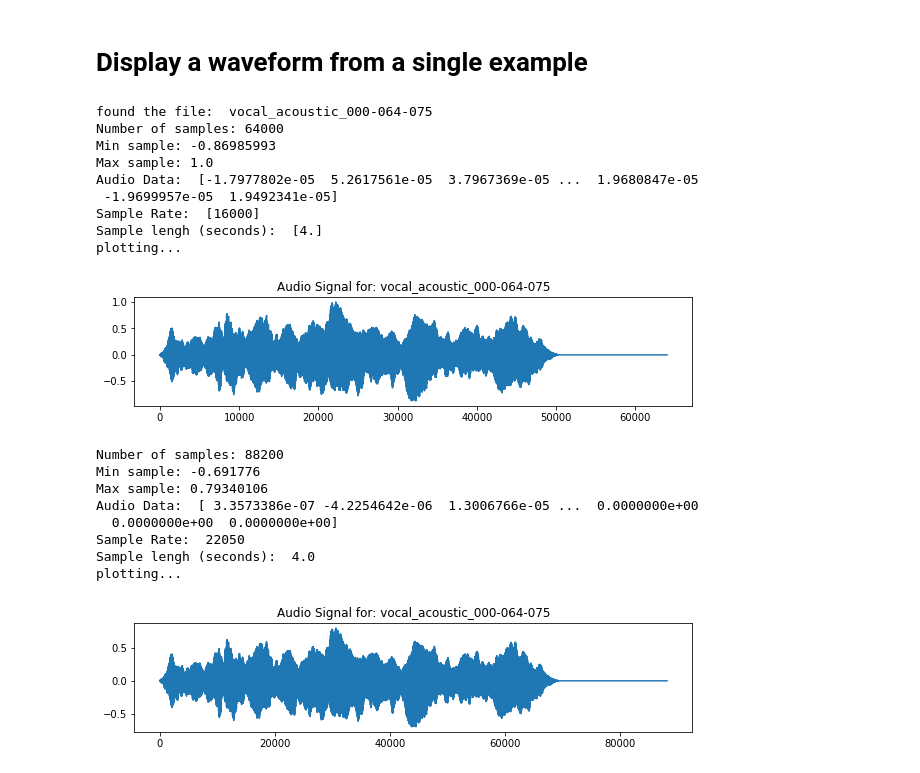
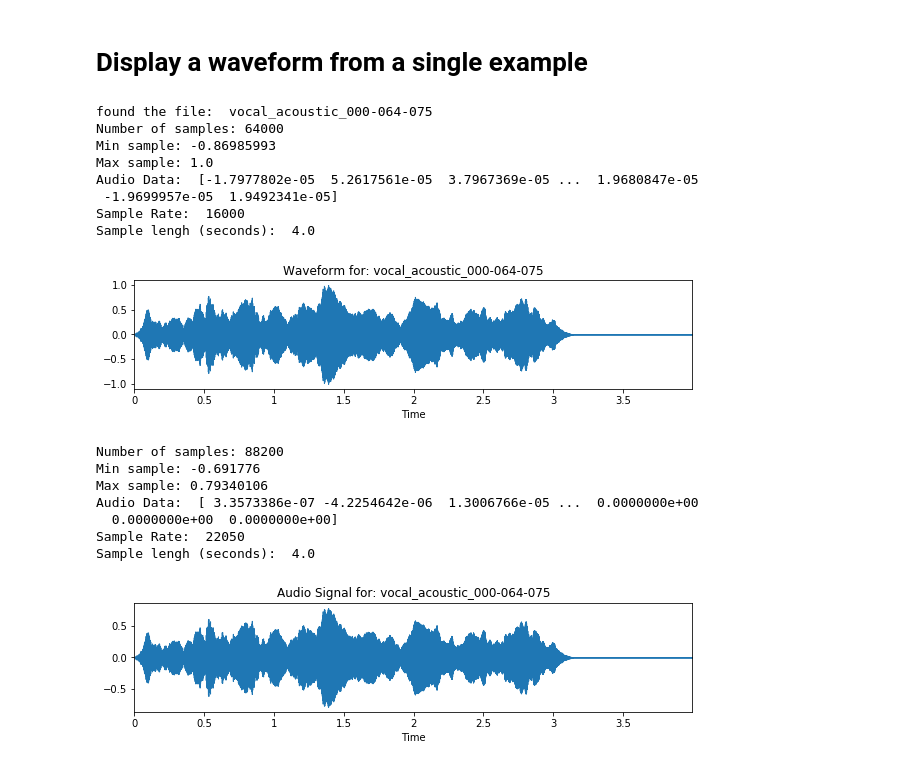
Before and after one commit to sammywachtel/udacity_capstone, a Jupyter notebook: visualizations.ipynb, the cells around one changed output. Drawn from its saved outputs; the diff is of its cells as text; code cells hidden in the pictures.

Commit message:
type: feature body: building visualizations and upgrading the way spectrograms are generated

```diff
--- a/visualizations.ipynb
+++ b/visualizations.ipynb
@@ -41,41 +45,41 @@ found the file:  vocal_acoustic_000-064-075
 # %%
 importlib.reload(audio_utils)
 importlib.reload(general_utils)
 audio_name = 'vocal_acoustic_000-064-075'
-audio_data, sample_rate, name = audio_utils.get_audio_sample_by_name_from_tfrecord(audio_name,'data/nsynth-test.tfrecord')
+audio_data, sr, name = audio_utils.get_audio_sample_by_name_from_tfrecord(audio_name,'data/nsynth-test.tfrecord')
+sample_rate = sr[0]
 print('Number of samples:', len(audio_data))
 print('Min sample:', min(audio_data))
 print('Max sample:', max(audio_data))
 print('Audio Data: ', audio_data)
 print('Sample Rate: ', sample_rate)
 print('Sample lengh (seconds): ', len(audio_data) / sample_rate)
-audio_utils.graph_wav(audio_data, audio_name)
+audio_utils.graph_waveform(audio_data, audio_name, sample_rate)
 # %% [output]
 found the file:  vocal_acoustic_000-064-075
 Number of samples: 64000
 Min sample: -0.86985993
 Max sample: 1.0
 Audio Data:  [-1.7977802e-05  5.2617561e-05  3.7967369e-05 ...  1.9680847e-05
  -1.9699957e-05  1.9492341e-05]
-Sample Rate:  [16000]
-Sample lengh (seconds):  [4.]
-plotting...
+Sample Rate:  16000
+Sample lengh (seconds):  4.0
-[figure, old version]
+[figure, new version]
 # %%
 # unpack some spectograms
 #audio_utils.write_spectograms_parallelized('data/nsynth-test.tfrecord', 'data/nsynth-test-spectrograms', 200)
 # %%
 ## a test to see what the original wav file looks like
-
+#### LOOKS THE SAME
 audio_file_name = 'vocal_acoustic_000-064-075.wav'
-sample_audio_data, sr = audio_utils.get_sound_file_data('data/test_sample/'+audio_file_name)
+sample_audio_data, sr = audio_utils.get_sound_file_data('data/test_sample/nsynth-test/audio/'+audio_file_name)
 print('Number of samples:', len(sample_audio_data))
 print('Min sample:', min(sample_audio_data))
 print('Max sample:', max(sample_audio_data))
 print('Audio Data: ', sample_audio_data)
 print('Sample Rate: ', sr)
 print('Sample lengh (seconds): ', len(sample_audio_data) / sr)
-audio_utils.graph_wav(sample_audio_data, audio_name)
+audio_utils.graph_wav(sample_audio_data, audio_name, sr)
 # %% [output]
 Number of samples: 88200
 Min sample: -0.691776
@@ -84,5 +88,4 @@ Audio Data:  [ 3.3573386e-07 -4.2254642e-06  1.3006766e-05 ...  0.0000000e+00
   0.0000000e+00  0.0000000e+00]
 Sample Rate:  22050
 Sample lengh (seconds):  4.0
-plotting...
-[figure, old version]
+[figure, new version]
```
Also changed, not shown: parts of 9 cells of this notebook, 3 other files.
